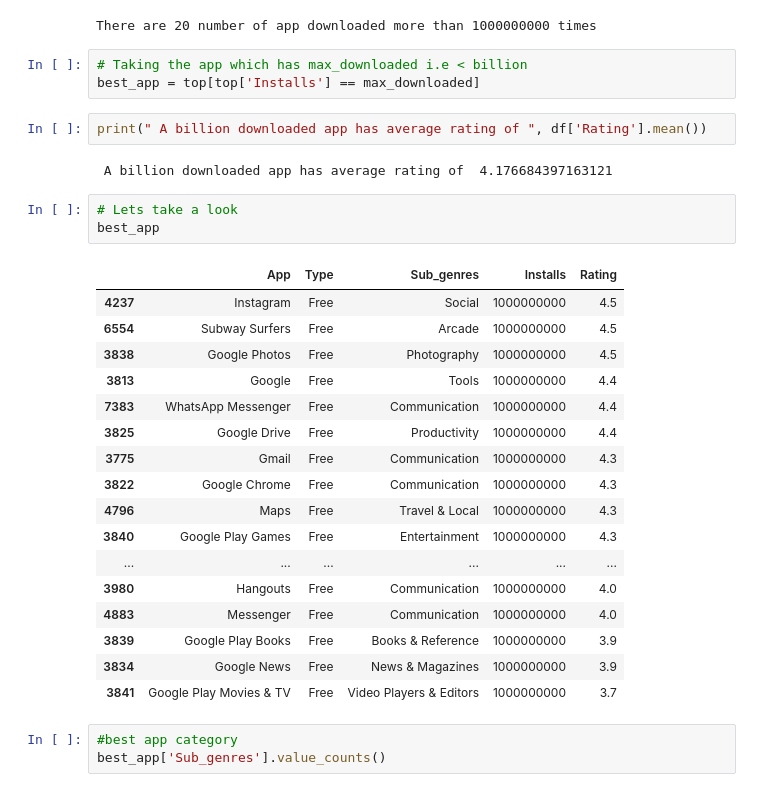
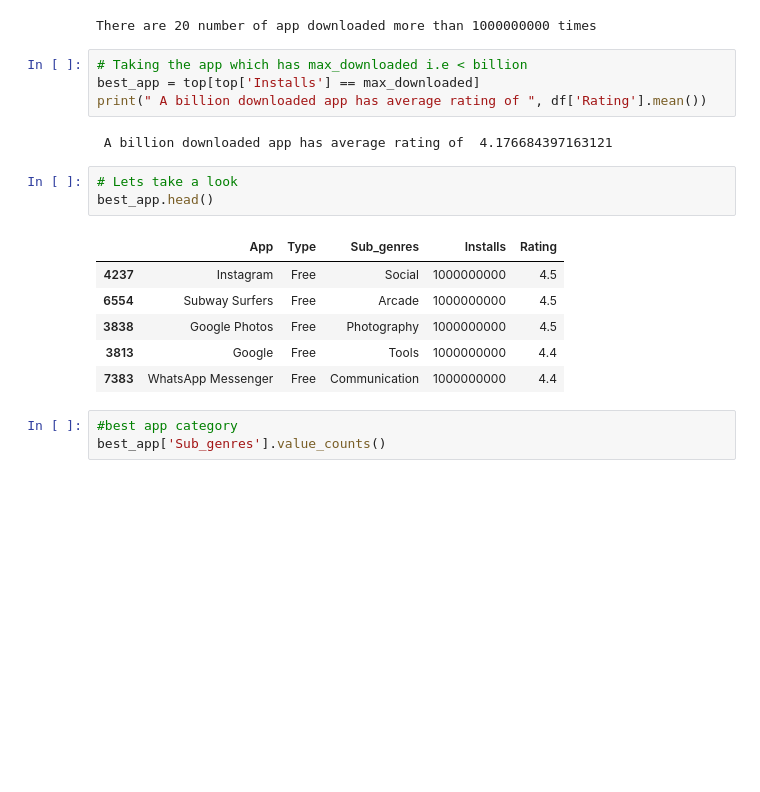
Before and after one commit to maxashoka3/EDA---Play-Store-App, a Jupyter notebook: EDA_on_Play_Store_App_Review.ipynb, the cells around one changed output. Saved outputs shown, nothing was run; the diff lists cells and outputs as text; blank space fills up the shorter version.

```diff
--- a/EDA_on_Play_Store_App_Review.ipynb
+++ b/EDA_on_Play_Store_App_Review.ipynb
@@ -1232,31 +1257,19 @@ There are 20 number of app downloaded more than 1000000000 times
 # %%
 # Taking the app which has max_downloaded i.e < billion
 best_app = top[top['Installs'] == max_downloaded]
+print(" A billion downloaded app has average rating of ", df['Rating'].mean())
+# %% [output]
+ A billion downloaded app has average rating of  4.176684397163121
-# %%
-print(" A billion downloaded app has average rating of ", df['Rating'].mean())
-# %% [output]
- A billion downloaded app has average rating of  4.176684397163121
 # %%
 # Lets take a look
-best_app
+best_app.head()
 # %% [output]
 |  | App | Type | Sub_genres | Installs | Rating |
 | 4237 | Instagram | Free | Social | 1000000000 | 4.5 |
 | 6554 | Subway Surfers | Free | Arcade | 1000000000 | 4.5 |
 | 3838 | Google Photos | Free | Photography | 1000000000 | 4.5 |
 | 3813 | Google | Free | Tools | 1000000000 | 4.4 |
 | 7383 | WhatsApp Messenger | Free | Communication | 1000000000 | 4.4 |
-| 3825 | Google Drive | Free | Productivity | 1000000000 | 4.4 |
-| 3775 | Gmail | Free | Communication | 1000000000 | 4.3 |
-| 3822 | Google Chrome | Free | Communication | 1000000000 | 4.3 |
-| 4796 | Maps | Free | Travel & Local | 1000000000 | 4.3 |
-| 3840 | Google Play Games | Free | Entertainment | 1000000000 | 4.3 |
-| ... | ... | ... | ... | ... | ... |
-| 3980 | Hangouts | Free | Communication | 1000000000 | 4.0 |
-| 4883 | Messenger | Free | Communication | 1000000000 | 4.0 |
-| 3839 | Google Play Books | Free | Books & Reference | 1000000000 | 3.9 |
-| 3834 | Google News | Free | News & Magazines | 1000000000 | 3.9 |
-| 3841 | Google Play Movies & TV | Free | Video Players & Editors | 1000000000 | 3.7 |
 # %%
 #best app category
 best_app['Sub_genres'].value_counts()
```
Also changed, not shown: parts of 124 cells of this notebook.
